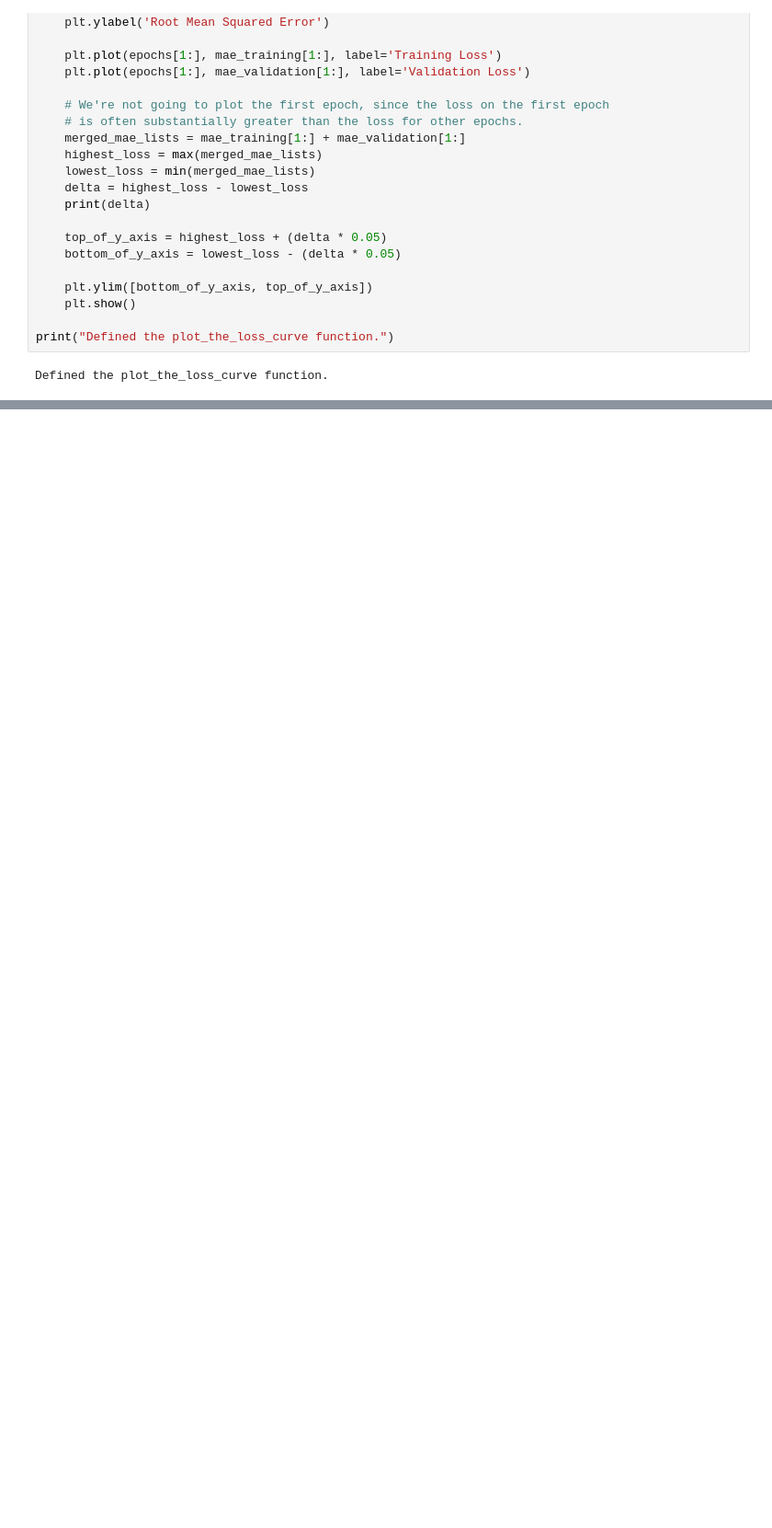
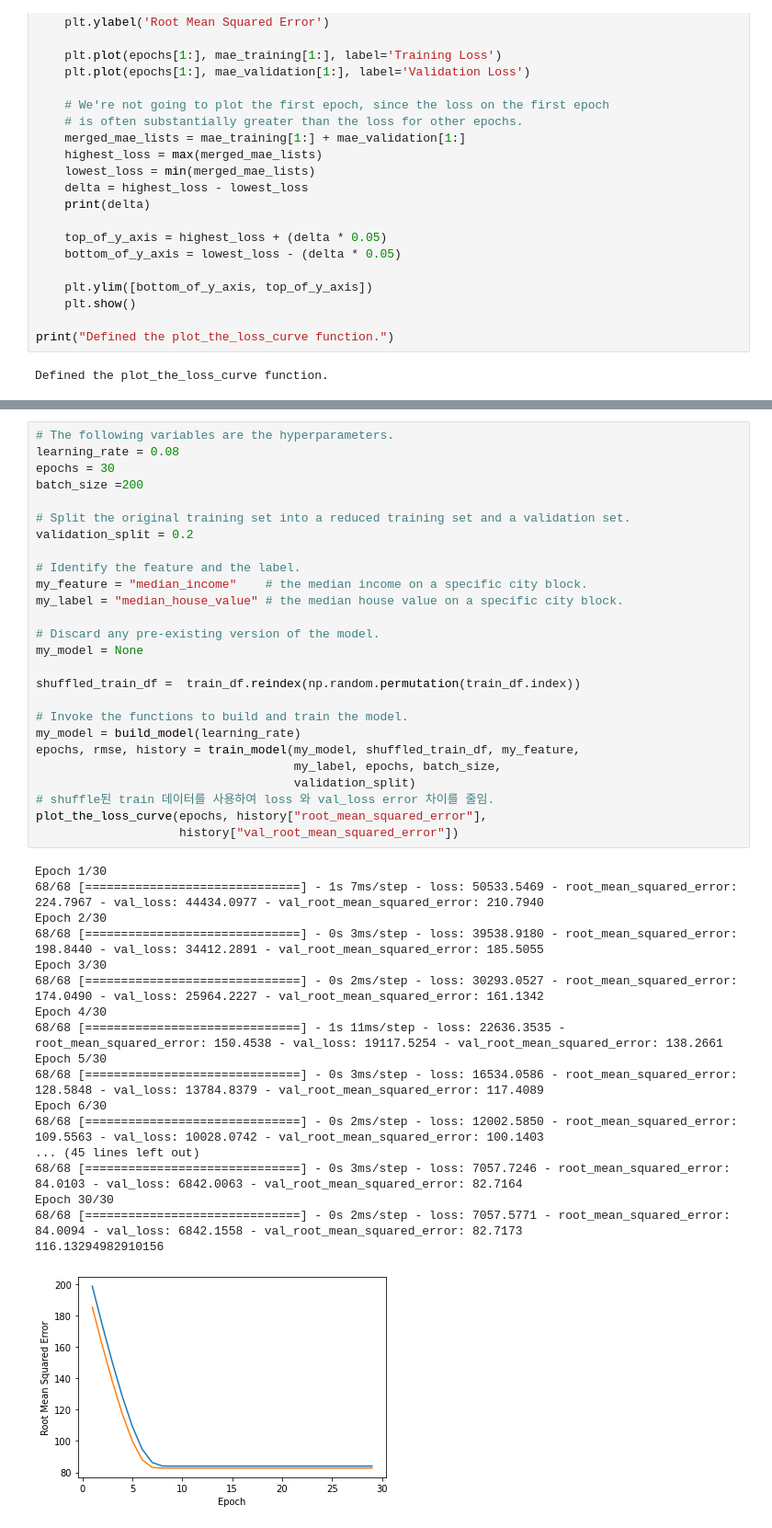
Before and after one commit to fasthill/google-ML-crash-course, a Jupyter notebook: validatation sets test sets.ipynb, the cells around one changed output, grey strips where cells are left out. Shown at 92% size. Cells and saved outputs as stored; diff of their text form; blank space fills up the shorter version.

Commit message:
shuffle train df, compare loss, val_loss, test_loss

```diff
--- a/validatation sets test sets.ipynb
+++ b/validatation sets test sets.ipynb
@@ -147,0 +199,45 @@ Epoch 30/30
+# %%
+# The following variables are the hyperparameters.
+learning_rate = 0.08
+epochs = 30
+batch_size =200
+
+# Split the original training set into a reduced training set and a validation set.
+validation_split = 0.2
+
+# Identify the feature and the label.
+my_feature = "median_income"    # the median income on a specific city block.
+my_label = "median_house_value" # the median house value on a specific city block.
+
+# Discard any pre-existing version of the model.
+my_model = None
+
+shuffled_train_df =  train_df.reindex(np.random.permutation(train_df.index))
+
+# Invoke the functions to build and train the model.
+my_model = build_model(learning_rate)
+epochs, rmse, history = train_model(my_model, shuffled_train_df, my_feature,
+                                    my_label, epochs, batch_size,
+                                    validation_split)
+# shuffle된 train 데이터를 사용하여 loss 와 val_loss error 차이를 줄임.
+plot_the_loss_curve(epochs, history["root_mean_squared_error"],
+                    history["val_root_mean_squared_error"])
+# %% [output]
+Epoch 1/30
+68/68 [==============================] - 1s 7ms/step - loss: 50533.5469 - root_mean_squared_error: 224.7967 - val_loss: 44434.0977 - val_root_mean_squared_error: 210.7940
+Epoch 2/30
+68/68 [==============================] - 0s 3ms/step - loss: 39538.9180 - root_mean_squared_error: 198.8440 - val_loss: 34412.2891 - val_root_mean_squared_error: 185.5055
+Epoch 3/30
+68/68 [==============================] - 0s 2ms/step - loss: 30293.0527 - root_mean_squared_error: 174.0490 - val_loss: 25964.2227 - val_root_mean_squared_error: 161.1342
+Epoch 4/30
+68/68 [==============================] - 1s 11ms/step - loss: 22636.3535 - root_mean_squared_error: 150.4538 - val_loss: 19117.5254 - val_root_mean_squared_error: 138.2661
+Epoch 5/30
+68/68 [==============================] - 0s 3ms/step - loss: 16534.0586 - root_mean_squared_error: 128.5848 - val_loss: 13784.8379 - val_root_mean_squared_error: 117.4089
+Epoch 6/30
+68/68 [==============================] - 0s 2ms/step - loss: 12002.5850 - root_mean_squared_error: 109.5563 - val_loss: 10028.0742 - val_root_mean_squared_error: 100.1403
+... (45 lines left out)
+68/68 [==============================] - 0s 3ms/step - loss: 7057.7246 - root_mean_squared_error: 84.0103 - val_loss: 6842.0063 - val_root_mean_squared_error: 82.7164
+Epoch 30/30
+68/68 [==============================] - 0s 2ms/step - loss: 7057.5771 - root_mean_squared_error: 84.0094 - val_loss: 6842.1558 - val_root_mean_squared_error: 82.7173
+116.13294982910156
+[figure, added]
```
Also changed, not shown: parts of 7 cells of this notebook.
